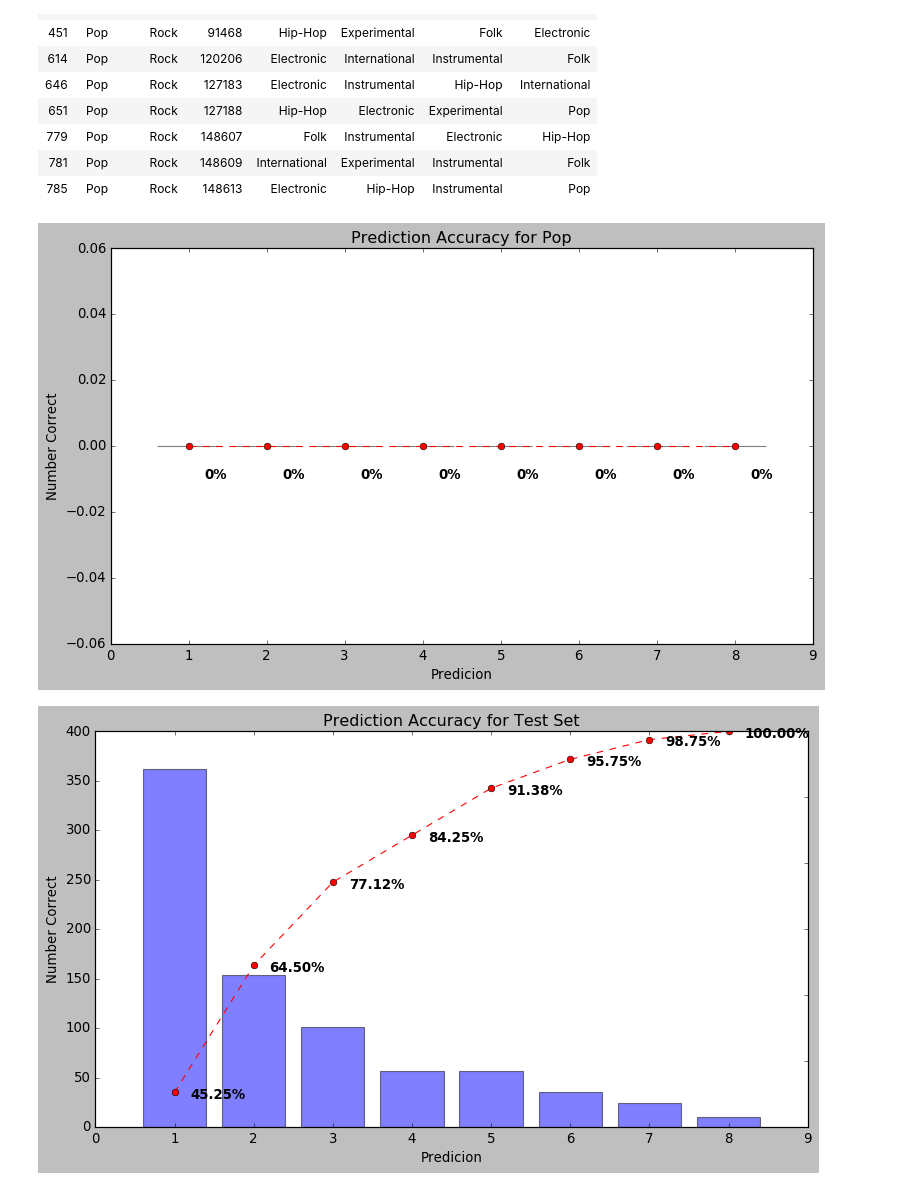
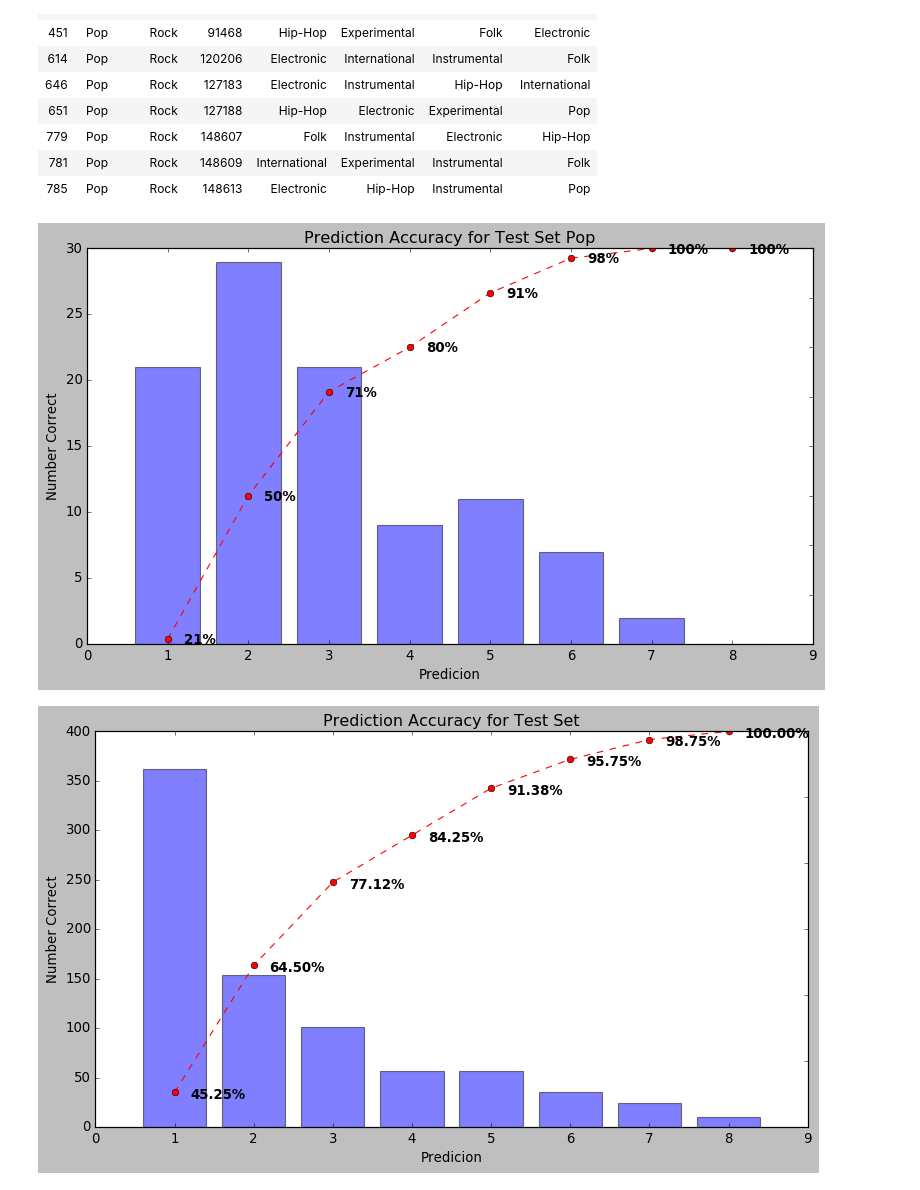
Before and after one commit to ddiaz164/music_genres, a Jupyter notebook: notebooks/models.ipynb, the cells around one changed output. Drawn from its saved outputs; the diff is of its cells as text; code cells hidden in the pictures.

```diff
--- a/notebooks/models.ipynb
+++ b/notebooks/models.ipynb
@@ -503,9 +503,9 @@ df[(df['True']=='Pop')&(df['Predicted']=='Rock')]
 | 781 | Pop | Rock | 148609 | International | Experimental | Instrumental | Folk |
 | 785 | Pop | Rock | 148613 | Electronic | Hip-Hop | Instrumental | Pop |
 # %%
-pareto_plot(df, 'Pop', 'Test Set Pop',filename='pop_pareto')
+pareto_plot(df, 'Test Set Pop', 'Pop', filename='pop_pareto')
 # %% [output]
-[figure, old version]
+[figure, new version]
 # %%
 pareto_plot(df, 'Test Set', filename='pareto_all')
 # %% [output]
```
Also changed, not shown: 3 other files.
